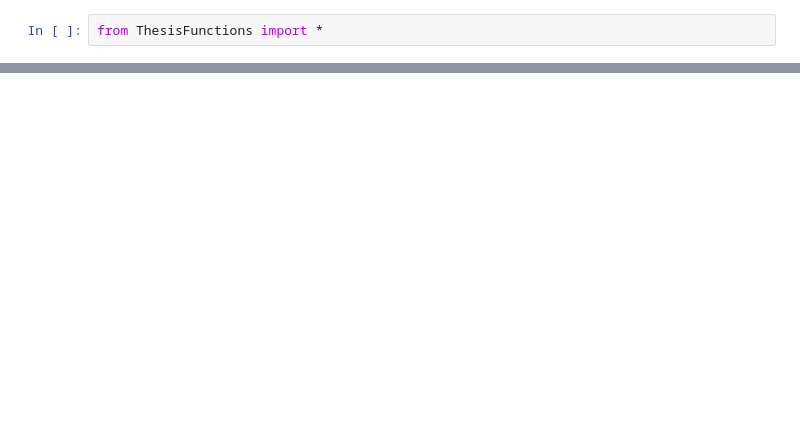
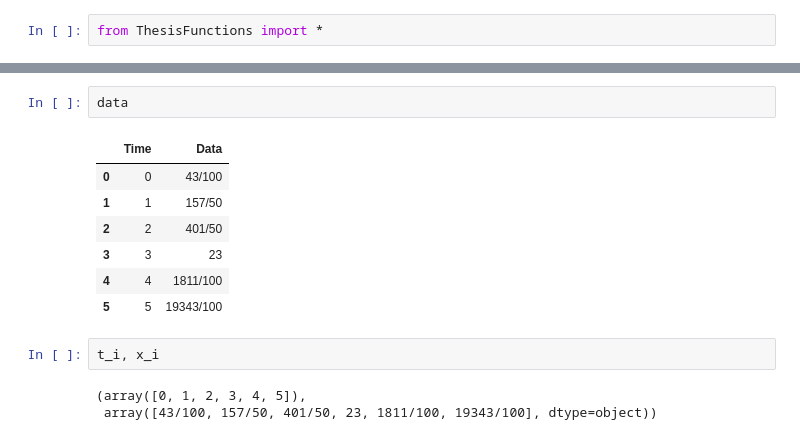
Before and after one commit to amineroudani/Thesis, a Jupyter notebook: MinimasVsNumDatapoints.ipynb, the cells around one changed output, grey strips where cells are left out. Drawn from its saved outputs; the diff is of its cells as text; blank space fills up the shorter version.

```diff
--- a/MinimasVsNumDatapoints.ipynb
+++ b/MinimasVsNumDatapoints.ipynb
@@ -52,0 +119,15 @@ Number of datapoints vs Number of minimas
+# %%
+data
+# %% [output]
+|  | Time | Data |
+| 0 | 0 | 43/100 |
+| 1 | 1 | 157/50 |
+| 2 | 2 | 401/50 |
+| 3 | 3 | 23 |
+| 4 | 4 | 1811/100 |
+| 5 | 5 | 19343/100 |
+# %%
+t_i, x_i
+# %% [output]
+(array([0, 1, 2, 3, 4, 5]),
+ array([43/100, 157/50, 401/50, 23, 1811/100, 19343/100], dtype=object))
```
Also changed, not shown: parts of 13 cells of this notebook, 8 other files.
